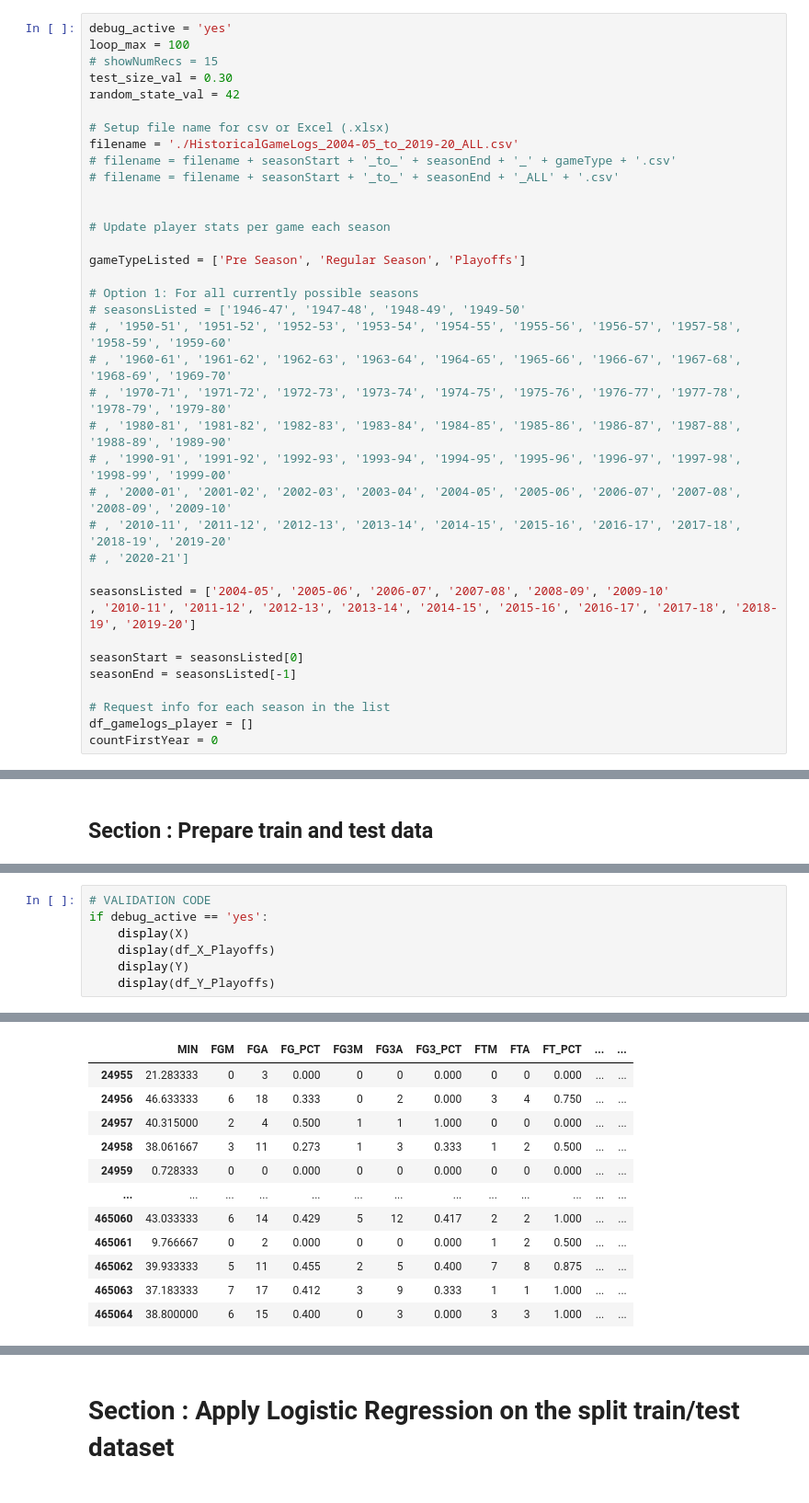
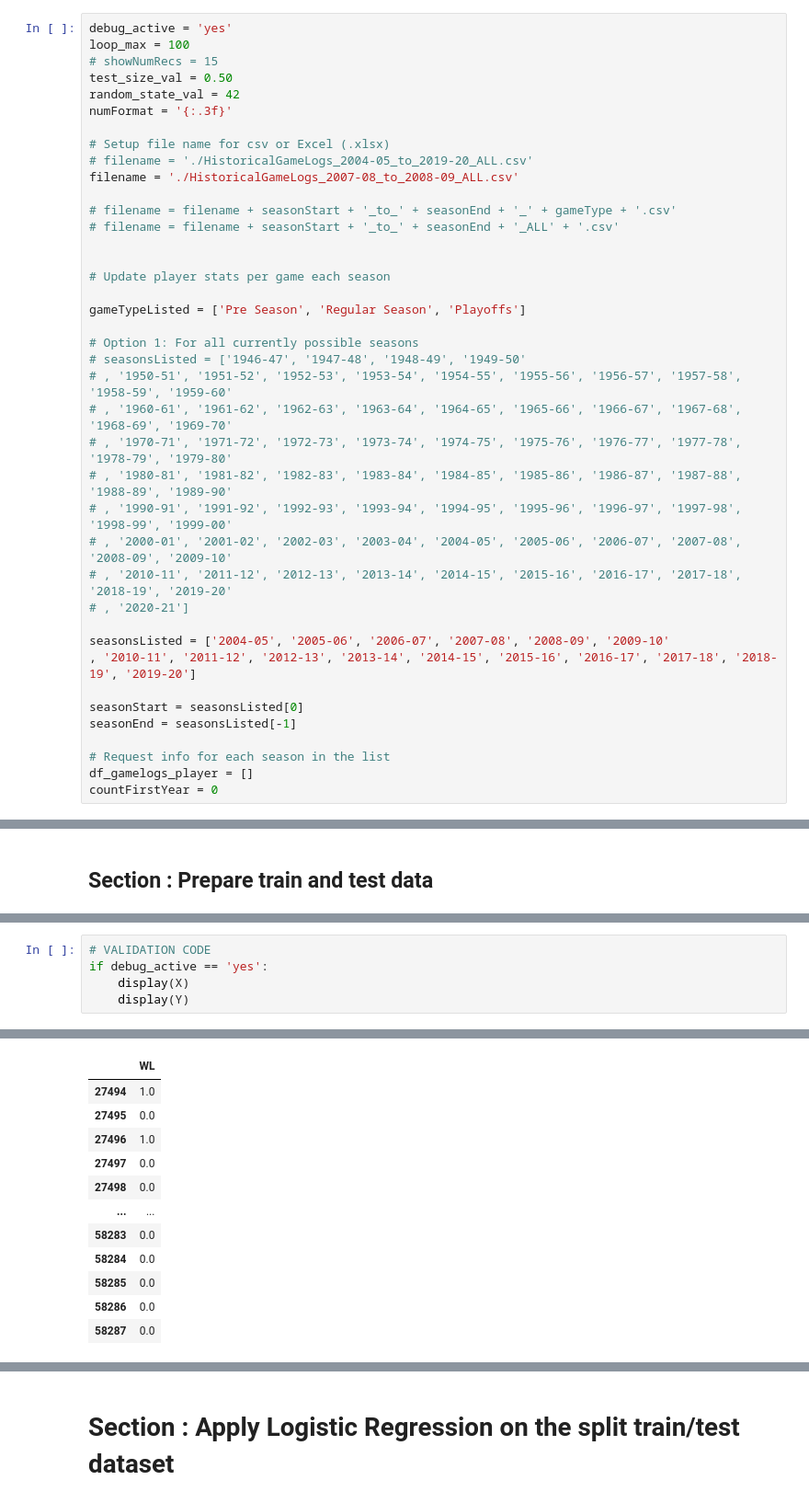
Before and after one commit to bhavikapatil/Capstone, a Jupyter notebook: Code/_Dennis_Sandbox/DAT 205-Group01-NBA-HistPlayGameLogs-01Transform.ipynb, the cells around one changed output, grey strips where cells are left out. Shown at 92% size. Saved outputs shown, nothing was run; the diff lists cells and outputs as text.

```diff
--- a/Code/_Dennis_Sandbox/DAT 205-Group01-NBA-HistPlayGameLogs-01Transform.ipynb
+++ b/Code/_Dennis_Sandbox/DAT 205-Group01-NBA-HistPlayGameLogs-01Transform.ipynb
@@ -128,11 +129,14 @@ seasonsListed for the game season in this format '2015-16'. Have at least 2 valu
 debug_active = 'yes'
 loop_max = 100
 # showNumRecs = 15
-test_size_val = 0.30
+test_size_val = 0.50
 random_state_val = 42
+numFormat = '{:.3f}'
 
 # Setup file name for csv or Excel (.xlsx)
-filename = './HistoricalGameLogs_2004-05_to_2019-20_ALL.csv'
+# filename = './HistoricalGameLogs_2004-05_to_2019-20_ALL.csv'
+filename = './HistoricalGameLogs_2007-08_to_2008-09_ALL.csv'
+
 # filename = filename + seasonStart + '_to_' + seasonEnd + '_' + gameType + '.csv'
 # filename = filename + seasonStart + '_to_' + seasonEnd + '_ALL' + '.csv'
 
@@ -753,8 +785,6 @@ Season Type:  2
 # VALIDATION CODE
 if debug_active == 'yes':
     display(X)
-    display(df_X_Playoffs)
     display(Y)
-    display(df_Y_Playoffs)
 # %% [output]
 |  | MIN | FGM | FGA | FG_PCT | FG3M | FG3A | FG3_PCT | FTM | FTA | FT_PCT | ... | ... |
@@ -773,12 +803,12 @@ if debug_active == 'yes':
-|  | MIN | FGM | FGA | FG_PCT | FG3M | FG3A | FG3_PCT | FTM | FTA | FT_PCT | ... | ... |
-| 24955 | 21.283333 | 0 | 3 | 0.000 | 0 | 0 | 0.000 | 0 | 0 | 0.000 | ... | ... |
-| 24956 | 46.633333 | 6 | 18 | 0.333 | 0 | 2 | 0.000 | 3 | 4 | 0.750 | ... | ... |
-| 24957 | 40.315000 | 2 | 4 | 0.500 | 1 | 1 | 1.000 | 0 | 0 | 0.000 | ... | ... |
-| 24958 | 38.061667 | 3 | 11 | 0.273 | 1 | 3 | 0.333 | 1 | 2 | 0.500 | ... | ... |
-| 24959 | 0.728333 | 0 | 0 | 0.000 | 0 | 0 | 0.000 | 0 | 0 | 0.000 | ... | ... |
-| ... | ... | ... | ... | ... | ... | ... | ... | ... | ... | ... | ... | ... |
-| 465060 | 43.033333 | 6 | 14 | 0.429 | 5 | 12 | 0.417 | 2 | 2 | 1.000 | ... | ... |
-| 465061 | 9.766667 | 0 | 2 | 0.000 | 0 | 0 | 0.000 | 1 | 2 | 0.500 | ... | ... |
-| 465062 | 39.933333 | 5 | 11 | 0.455 | 2 | 5 | 0.400 | 7 | 8 | 0.875 | ... | ... |
-| 465063 | 37.183333 | 7 | 17 | 0.412 | 3 | 9 | 0.333 | 1 | 1 | 1.000 | ... | ... |
-| 465064 | 38.800000 | 6 | 15 | 0.400 | 0 | 3 | 0.000 | 3 | 3 | 1.000 | ... | ... |
+|  | WL |
+| 27494 | 1.0 |
+| 27495 | 0.0 |
+| 27496 | 1.0 |
+| 27497 | 0.0 |
+| 27498 | 0.0 |
+| ... | ... |
+| 58283 | 0.0 |
+| 58284 | 0.0 |
+| 58285 | 0.0 |
+| 58286 | 0.0 |
+| 58287 | 0.0 |
```
Also changed, not shown: parts of 27 cells of this notebook, 1 other file.
